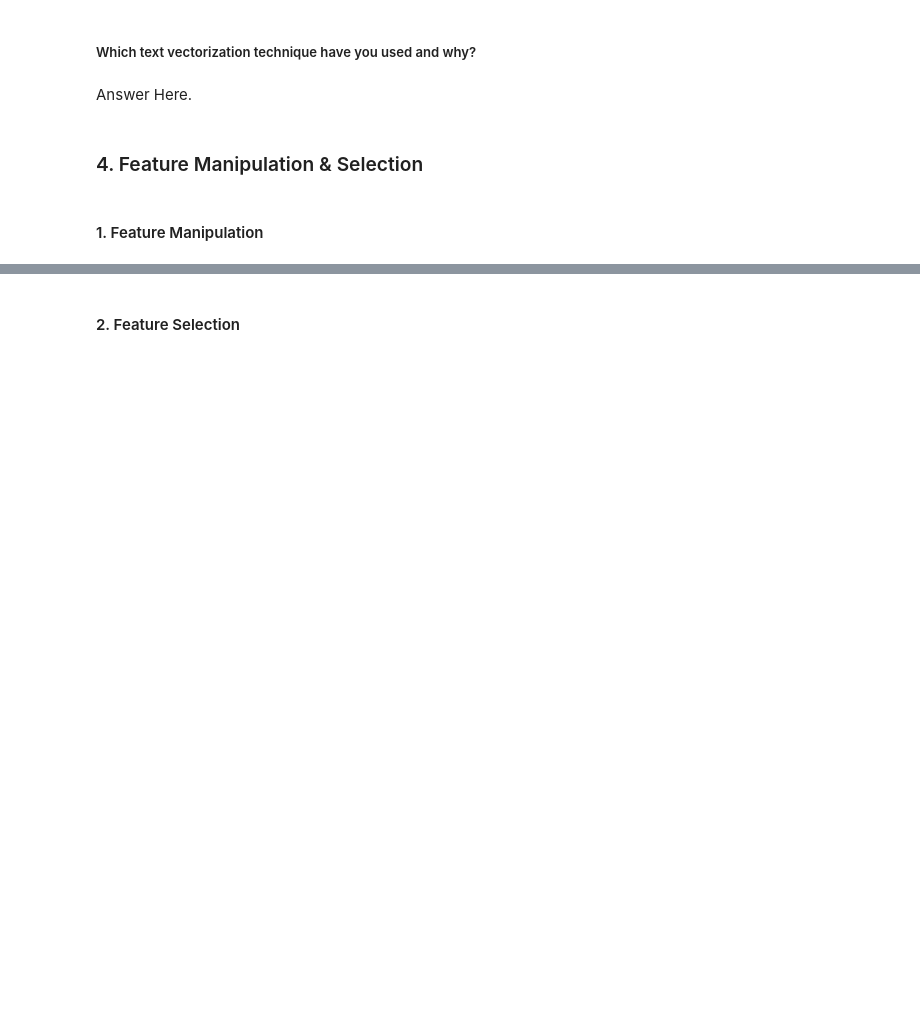
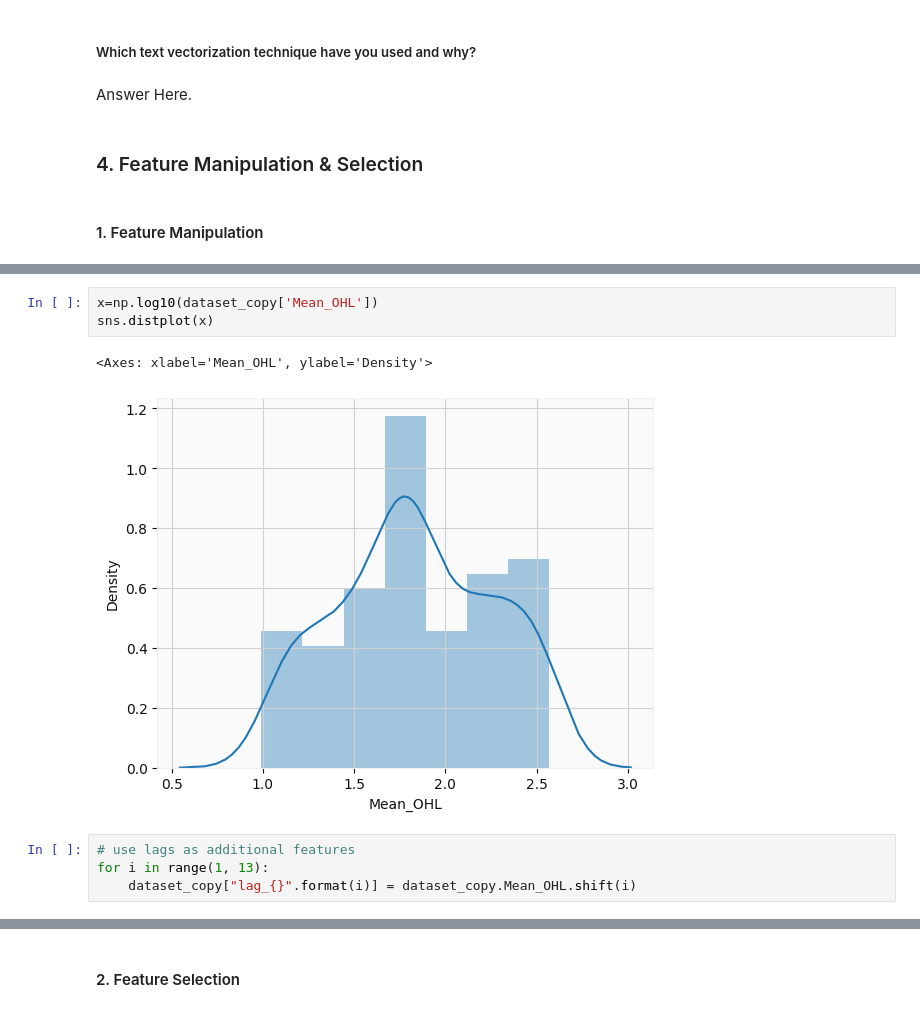
Before and after one commit to piyushbg/Yes-Bank-Stock-Closing-Price-Prediction, a Jupyter notebook: Yes_Bank_Stock_Closing_Price_Prediction.ipynb, the cells around one changed output, grey strips where cells are left out. Saved outputs shown, nothing was run; the diff lists cells and outputs as text; blank space fills up the shorter version.

```diff
--- a/Yes_Bank_Stock_Closing_Price_Prediction.ipynb
+++ b/Yes_Bank_Stock_Closing_Price_Prediction.ipynb
@@ -1051,0 +1134,10 @@ Answer Here.
+# %%
+x=np.log10(dataset_copy['Mean_OHL'])
+sns.distplot(x)
+# %% [output]
+<Axes: xlabel='Mean_OHL', ylabel='Density'>
+[figure, added]
+# %%
+# use lags as additional features
+for i in range(1, 13):
+    dataset_copy["lag_{}".format(i)] = dataset_copy.Mean_OHL.shift(i)
```
Also changed, not shown: parts of 26 cells of this notebook.
